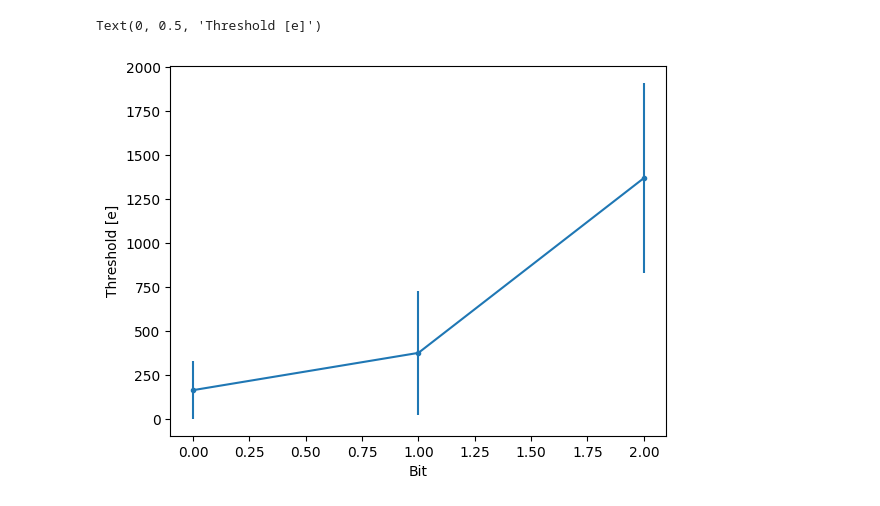
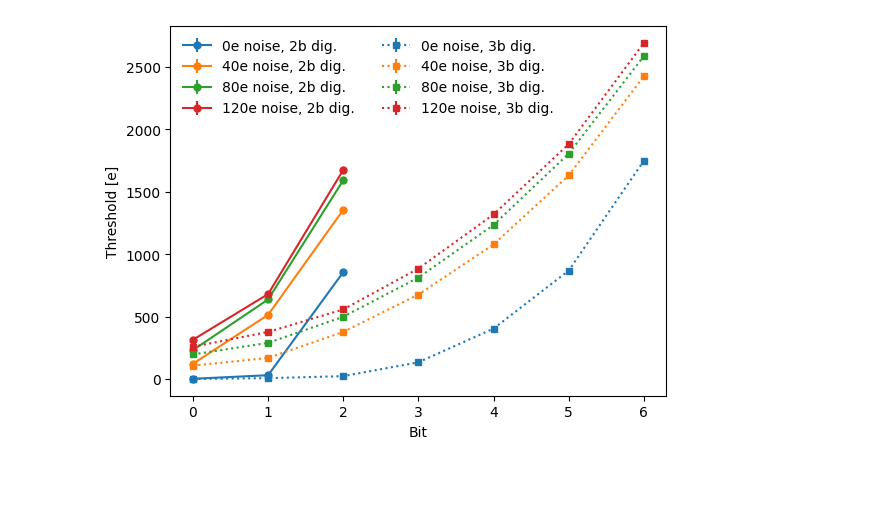
Before and after one commit to jennetd/smart-pixels-ml, a Jupyter notebook: plot_thresholds.ipynb, the cells around one changed output. Drawn from its saved outputs; the diff is of its cells as text; code cells hidden in the pictures; blank space fills up the shorter version.

Commit message:
updated plots

```diff
--- a/plot_thresholds.ipynb
+++ b/plot_thresholds.ipynb
@@ -4,20 +4,37 @@ import pandas as pd
 
 import matplotlib.pyplot as plt
 # %%
-training_names = ["Transformer0e_2bit"]
+training_names = ["Transformer0e_2bit","Transformer40e_2bit", "Transformer80e_2bit","Transformer120e_2bit","Transformer0e_3bit", "Transformer40e_3bit","Transformer80e_3bit","Transformer120e_3bit"]
 # %%
+lines = []
 for t in training_names:
     df = pd.read_parquet("avg_thr_"+t+".parquet")
 
     bits = [0,1,2]
+    marker = 'o'
+    color = "tab:blue"
+    ls = '-'
 
     if '3bit' in t:
         bits = [0,1,2,3,4,5,6]
+        marker = 's'
+        ls = ':'
 
-    plt.errorbar(x=bits, y=df['mean'], yerr=df['sigma'], linestyle='-',marker='.',label=t)
+    if '40e' in t:
+        color='tab:orange'
+    elif '80e' in t:
+        color = 'tab:green'
+    elif '120e' in t:
+        color = 'tab:red'
+
+    lines += plt.errorbar(x=bits, y=df['mean'], yerr=df['sigma'], linestyle=ls,marker=marker,ms=5,label=t, color=color)
 
 plt.xlabel('Bit')
 plt.ylabel('Threshold [e]')
+
+labels = ['0e noise, 2b dig.','40e noise, 2b dig.','80e noise, 2b dig.','120e noise, 2b dig.',
+          '0e noise, 3b dig.','40e noise, 3b dig.','80e noise, 3b dig.','120e noise, 3b dig.']
+
+plt.legend(labels=labels,ncols=2,frameon=False);
 # %% [output]
-Text(0, 0.5, 'Threshold [e]')
-[figure, old version]
+[figure, new version]
```
Also changed, not shown: 2 other files.
